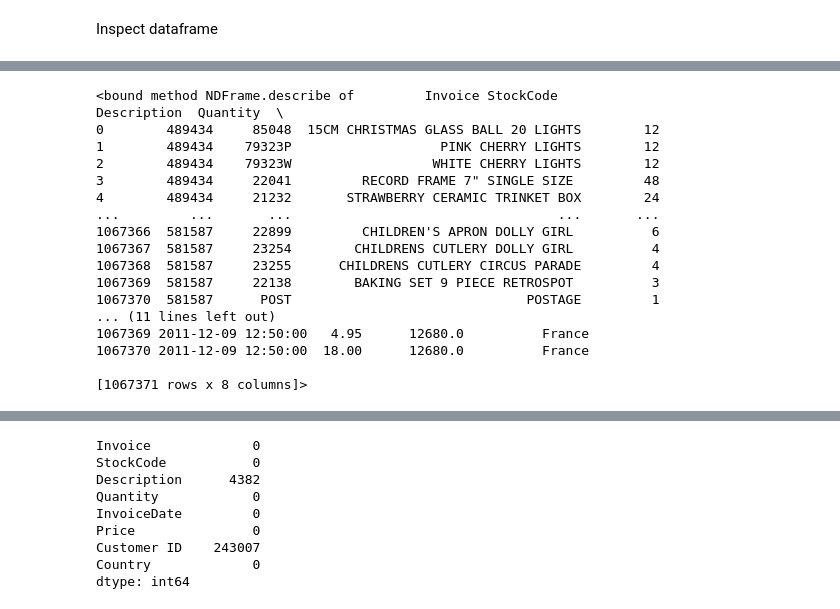
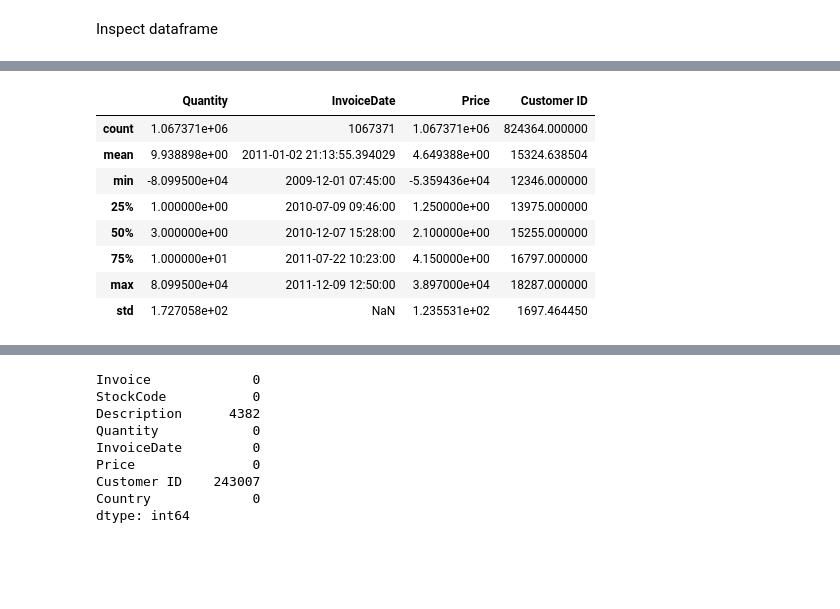
Before and after one commit to joyyy00/RFM-customer-segmentation, a Jupyter notebook: data_prep.ipynb, the cells around one changed output, grey strips where cells are left out. Cells and saved outputs as stored; diff of their text form; code cells hidden in the pictures; blank space fills up the shorter version.

```diff
--- a/data_prep.ipynb
+++ b/data_prep.ipynb
@@ -51,24 +51,16 @@ Country                object
 dtype: object
 # %%
-df_raw.describe
+df_raw.describe()
 # %% [output]
-<bound method NDFrame.describe of         Invoice StockCode                          Description  Quantity  \
-0        489434     85048  15CM CHRISTMAS GLASS BALL 20 LIGHTS        12
-1        489434    79323P                   PINK CHERRY LIGHTS        12
-2        489434    79323W                  WHITE CHERRY LIGHTS        12
-3        489434     22041         RECORD FRAME 7" SINGLE SIZE         48
-4        489434     21232       STRAWBERRY CERAMIC TRINKET BOX        24
-...         ...       ...                                  ...       ...
-1067366  581587     22899         CHILDREN'S APRON DOLLY GIRL          6
-1067367  581587     23254        CHILDRENS CUTLERY DOLLY GIRL          4
-1067368  581587     23255      CHILDRENS CUTLERY CIRCUS PARADE         4
-1067369  581587     22138        BAKING SET 9 PIECE RETROSPOT          3
-1067370  581587      POST                              POSTAGE         1
-... (11 lines left out)
-1067369 2011-12-09 12:50:00   4.95      12680.0          France
-1067370 2011-12-09 12:50:00  18.00      12680.0          France
-
-[1067371 rows x 8 columns]>
+|  | Quantity | InvoiceDate | Price | Customer ID |
+| count | 1.067371e+06 | 1067371 | 1.067371e+06 | 824364.000000 |
+| mean | 9.938898e+00 | 2011-01-02 21:13:55.394029 | 4.649388e+00 | 15324.638504 |
+| min | -8.099500e+04 | 2009-12-01 07:45:00 | -5.359436e+04 | 12346.000000 |
+| 25% | 1.000000e+00 | 2010-07-09 09:46:00 | 1.250000e+00 | 13975.000000 |
+| 50% | 3.000000e+00 | 2010-12-07 15:28:00 | 2.100000e+00 | 15255.000000 |
+| 75% | 1.000000e+01 | 2011-07-22 10:23:00 | 4.150000e+00 | 16797.000000 |
+| max | 8.099500e+04 | 2011-12-09 12:50:00 | 3.897000e+04 | 18287.000000 |
+| std | 1.727058e+02 | NaN | 1.235531e+02 | 1697.464450 |
 # %%
 # Check duplicates
 df_raw.duplicated().sum()
```
Also changed, not shown: parts of 11 cells of this notebook.
